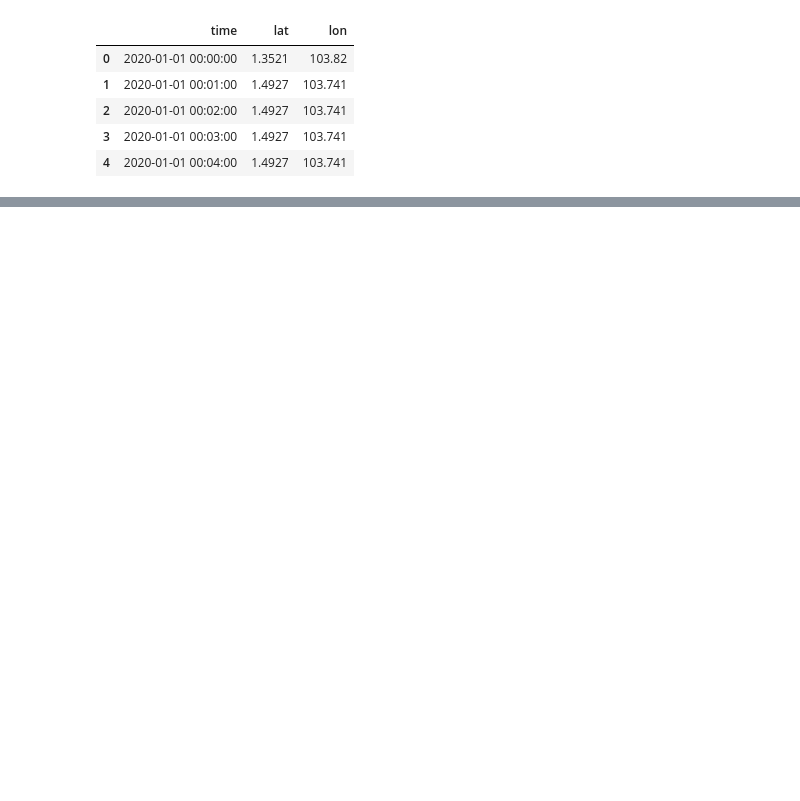
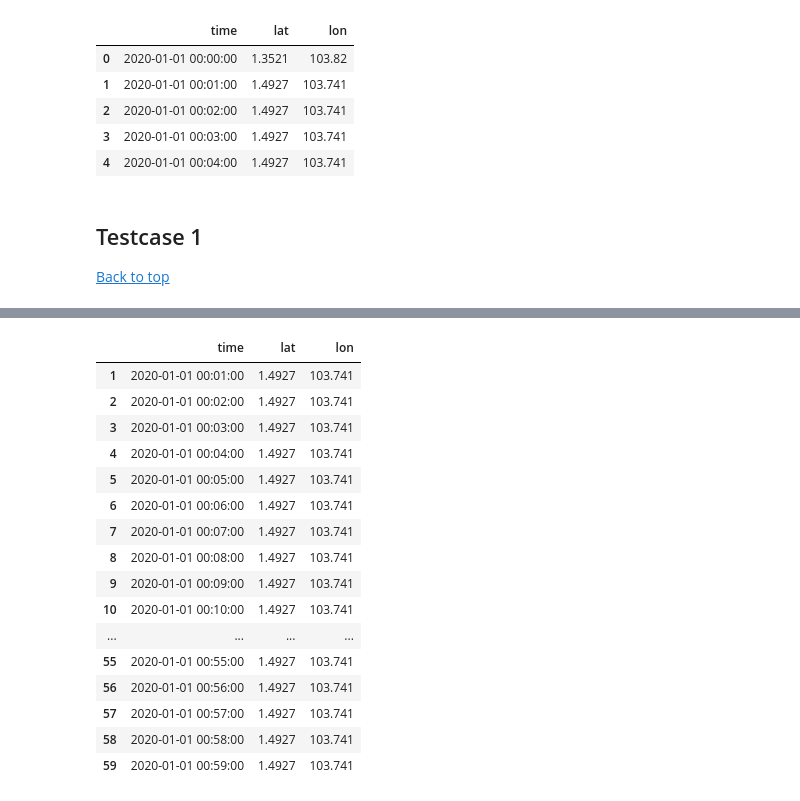
Before and after one commit to tyqiangz/Trajectory-Data-Mining, a Jupyter notebook: Trajectory Data Cleaning.ipynb, the cells around one changed output, grey strips where cells are left out. Saved outputs shown, nothing was run; the diff lists cells and outputs as text; code cells hidden in the pictures; blank space fills up the shorter version.

Commit message:
updated trajectory cleaning notebook

```diff
--- a/Trajectory Data Cleaning.ipynb
+++ b/Trajectory Data Cleaning.ipynb
@@ -150,7 +224,32 @@ traj.head()
 | 2 | 2020-01-01 00:02:00 | 1.4927 | 103.741 |
 | 3 | 2020-01-01 00:03:00 | 1.4927 | 103.741 |
 | 4 | 2020-01-01 00:04:00 | 1.4927 | 103.741 |
+# %% [markdown]
+## Testcase 1 <a id="cleaning-testcase-1"></a>
+
+[Back to top](#top)
 # %%
 plot(traj)
 # %% [output]
 [interactive output not drawn]
+# %%
+cleaned_df1 = data_cleaning2(traj, speed_thres=22)
+cleaned_df1
+# %% [output]
+|  | time | lat | lon |
+| 1 | 2020-01-01 00:01:00 | 1.4927 | 103.741 |
+| 2 | 2020-01-01 00:02:00 | 1.4927 | 103.741 |
+| 3 | 2020-01-01 00:03:00 | 1.4927 | 103.741 |
+| 4 | 2020-01-01 00:04:00 | 1.4927 | 103.741 |
+| 5 | 2020-01-01 00:05:00 | 1.4927 | 103.741 |
+| 6 | 2020-01-01 00:06:00 | 1.4927 | 103.741 |
+| 7 | 2020-01-01 00:07:00 | 1.4927 | 103.741 |
+| 8 | 2020-01-01 00:08:00 | 1.4927 | 103.741 |
+| 9 | 2020-01-01 00:09:00 | 1.4927 | 103.741 |
+| 10 | 2020-01-01 00:10:00 | 1.4927 | 103.741 |
+| ... | ... | ... | ... |
+| 55 | 2020-01-01 00:55:00 | 1.4927 | 103.741 |
+| 56 | 2020-01-01 00:56:00 | 1.4927 | 103.741 |
+| 57 | 2020-01-01 00:57:00 | 1.4927 | 103.741 |
+| 58 | 2020-01-01 00:58:00 | 1.4927 | 103.741 |
+| 59 | 2020-01-01 00:59:00 | 1.4927 | 103.741 |
```
Also changed, not shown: parts of 6 cells of this notebook.
